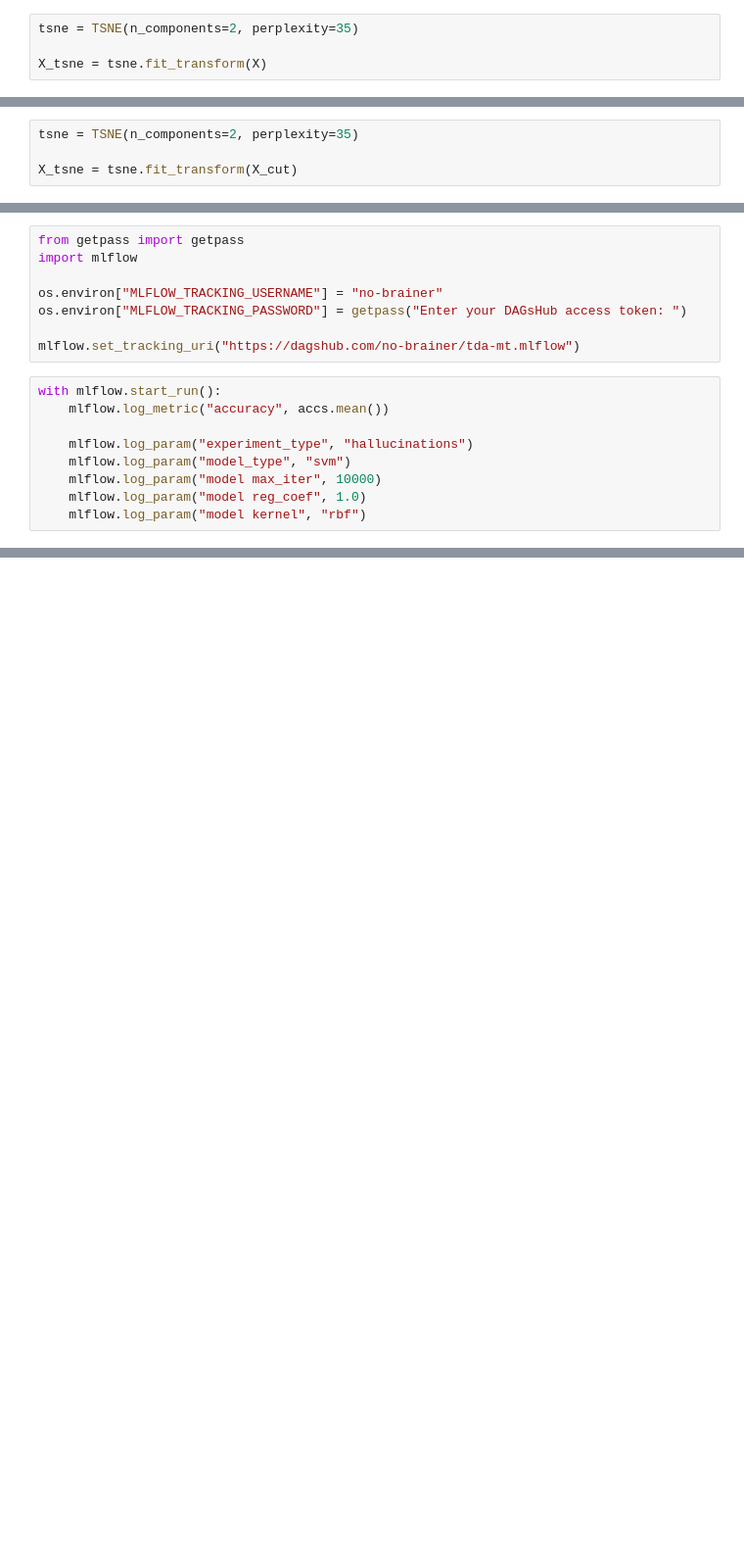
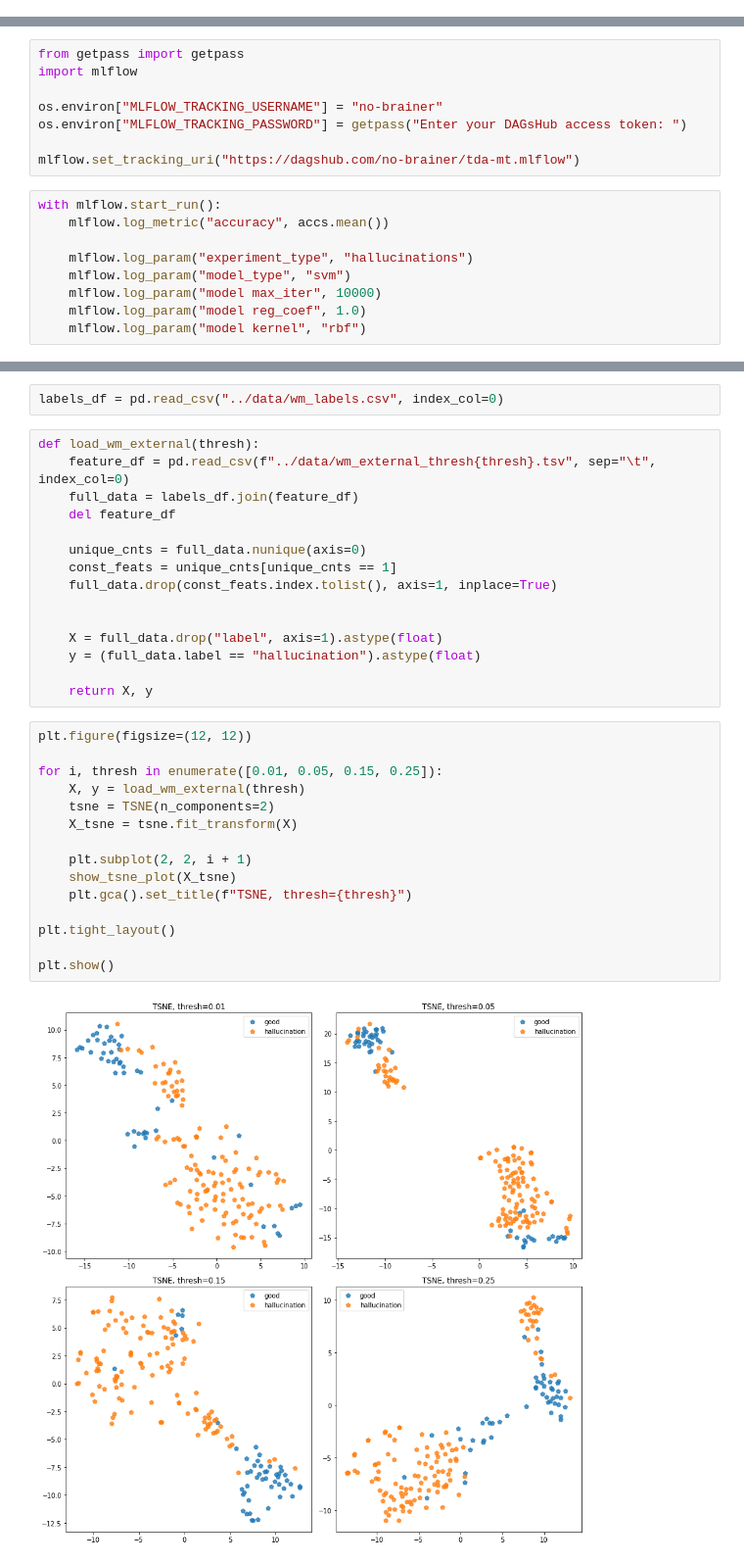
Before and after one commit to no-brainer/tda-mt-mirror, a Jupyter notebook: analysis/tatoeba_labels.ipynb, the cells around one changed output, grey strips where cells are left out. Shown: that part at 98% size. Cells and saved outputs as stored; diff of their text form; blank space fills up the shorter version.

```diff
--- a/analysis/tatoeba_labels.ipynb
+++ b/analysis/tatoeba_labels.ipynb
@@ -36,6 +8,2 @@ y = (df.label == "hallucination").astype(float)
 # %%
 from sklearn.manifold import TSNE
-# %%
-tsne = TSNE(n_components=2, perplexity=35)
-
-X_tsne = tsne.fit_transform(X)
@@ -117,4 +43,0 @@ y_cut = y[df.label != "context"]
-# %%
-tsne = TSNE(n_components=2, perplexity=35)
-
-X_tsne = tsne.fit_transform(X_cut)
@@ -193,0 +78,34 @@ with mlflow.start_run():
+# %%
+labels_df = pd.read_csv("../data/wm_labels.csv", index_col=0)
+# %%
+def load_wm_external(thresh):
+    feature_df = pd.read_csv(f"../data/wm_external_thresh{thresh}.tsv", sep="\t", index_col=0)
+    full_data = labels_df.join(feature_df)
+    del feature_df
+
+    unique_cnts = full_data.nunique(axis=0)
+    const_feats = unique_cnts[unique_cnts == 1]
+    full_data.drop(const_feats.index.tolist(), axis=1, inplace=True)
+
+
+    X = full_data.drop("label", axis=1).astype(float)
+    y = (full_data.label == "hallucination").astype(float)
+
+    return X, y
+# %%
+plt.figure(figsize=(12, 12))
+
+for i, thresh in enumerate([0.01, 0.05, 0.15, 0.25]):
+    X, y = load_wm_external(thresh)
+    tsne = TSNE(n_components=2)
+    X_tsne = tsne.fit_transform(X)
+
+    plt.subplot(2, 2, i + 1)
+    show_tsne_plot(X_tsne)
+    plt.gca().set_title(f"TSNE, thresh={thresh}")
+
+plt.tight_layout()
+
+plt.show()
+# %% [output]
+[figure, added]
```
Also changed, not shown: parts of 43 cells of this notebook.
